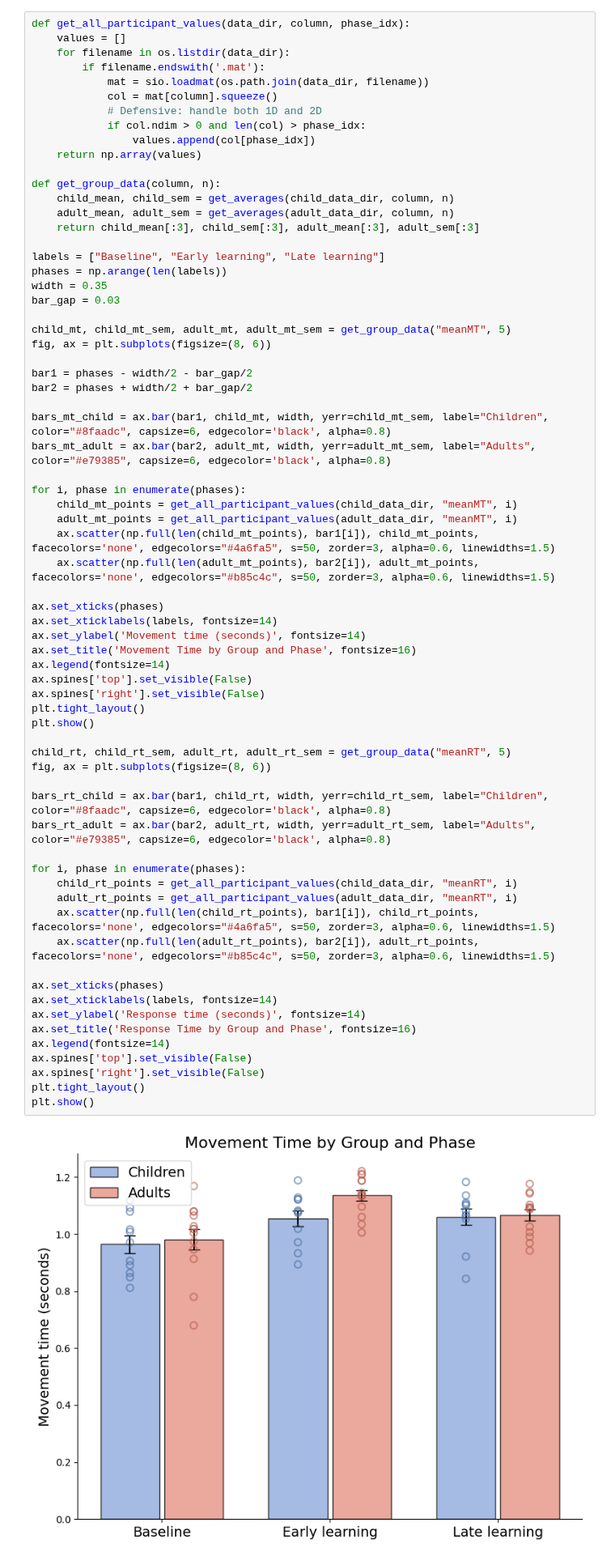
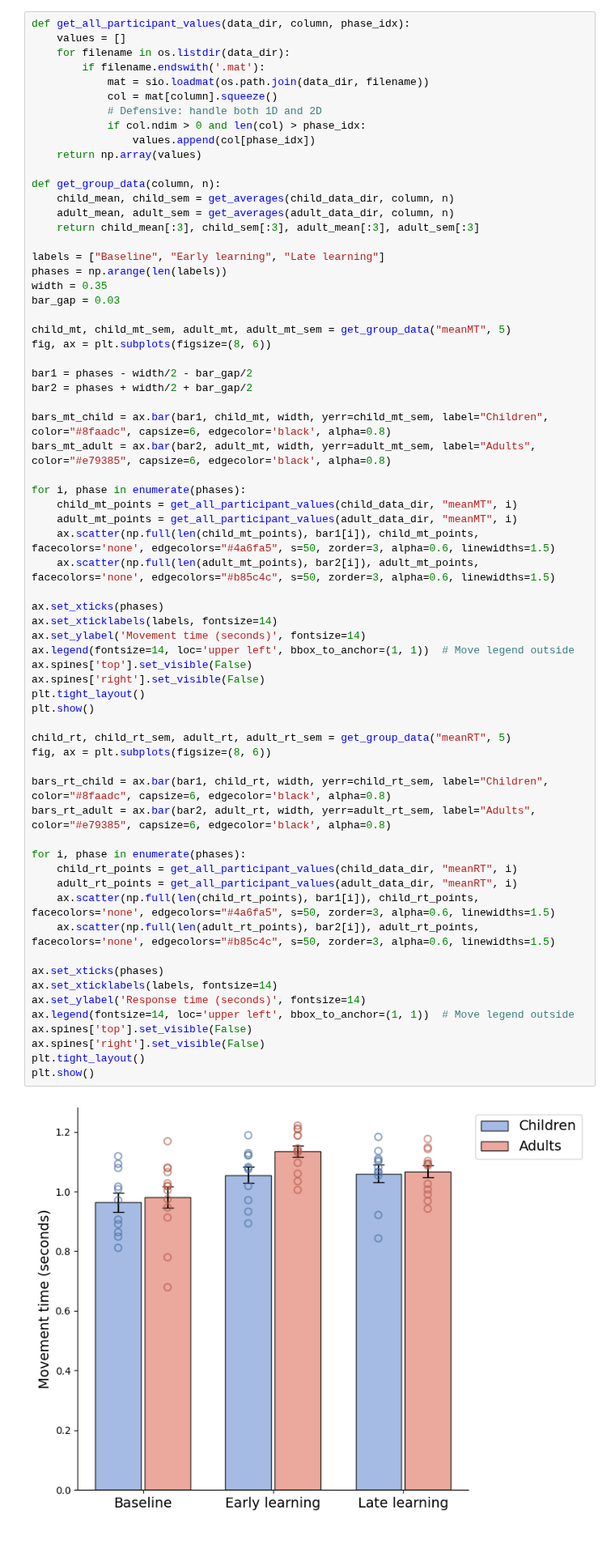
Before and after one commit to siddiskid/IMM-Lab, a Jupyter notebook: figures.ipynb, the cells around one changed output. Shown at 81% size. Drawn from its saved outputs; the diff is of its cells as text.

Commit message:
more plots

```diff
--- a/figures.ipynb
+++ b/figures.ipynb
@@ -280,35 +215,33 @@ for i, phase in enumerate(phases):
     ax.scatter(np.full(len(adult_mt_points), bar2[i]), adult_mt_points, facecolors='none', edgecolors="#b85c4c", s=50, zorder=3, alpha=0.6, linewidths=1.5)
 
 ax.set_xticks(phases)
 ax.set_xticklabels(labels, fontsize=14)
 ax.set_ylabel('Movement time (seconds)', fontsize=14)
-ax.set_title('Movement Time by Group and Phase', fontsize=16)
-ax.legend(fontsize=14)
+ax.legend(fontsize=14, loc='upper left', bbox_to_anchor=(1, 1))  # Move legend outside
 ax.spines['top'].set_visible(False)
 ax.spines['right'].set_visible(False)
 plt.tight_layout()
 plt.show()
 
 child_rt, child_rt_sem, adult_rt, adult_rt_sem = get_group_data("meanRT", 5)
 fig, ax = plt.subplots(figsize=(8, 6))
 
 bars_rt_child = ax.bar(bar1, child_rt, width, yerr=child_rt_sem, label="Children", color="#8faadc", capsize=6, edgecolor='black', alpha=0.8)
 bars_rt_adult = ax.bar(bar2, adult_rt, width, yerr=adult_rt_sem, label="Adults", color="#e79385", capsize=6, edgecolor='black', alpha=0.8)
 
 for i, phase in enumerate(phases):
     child_rt_points = get_all_participant_values(child_data_dir, "meanRT", i)
     adult_rt_points = get_all_participant_values(adult_data_dir, "meanRT", i)
     ax.scatter(np.full(len(child_rt_points), bar1[i]), child_rt_points, facecolors='none', edgecolors="#4a6fa5", s=50, zorder=3, alpha=0.6, linewidths=1.5)
     ax.scatter(np.full(len(adult_rt_points), bar2[i]), adult_rt_points, facecolors='none', edgecolors="#b85c4c", s=50, zorder=3, alpha=0.6, linewidths=1.5)
 
 ax.set_xticks(phases)
 ax.set_xticklabels(labels, fontsize=14)
 ax.set_ylabel('Response time (seconds)', fontsize=14)
-ax.set_title('Response Time by Group and Phase', fontsize=16)
-ax.legend(fontsize=14)
+ax.legend(fontsize=14, loc='upper left', bbox_to_anchor=(1, 1))  # Move legend outside
 ax.spines['top'].set_visible(False)
 ax.spines['right'].set_visible(False)
 plt.tight_layout()
 plt.show()
 # %% [output]
-[figure, old version]
+[figure, new version]
```
Also changed, not shown: parts of 7 cells of this notebook, 2 other files.
